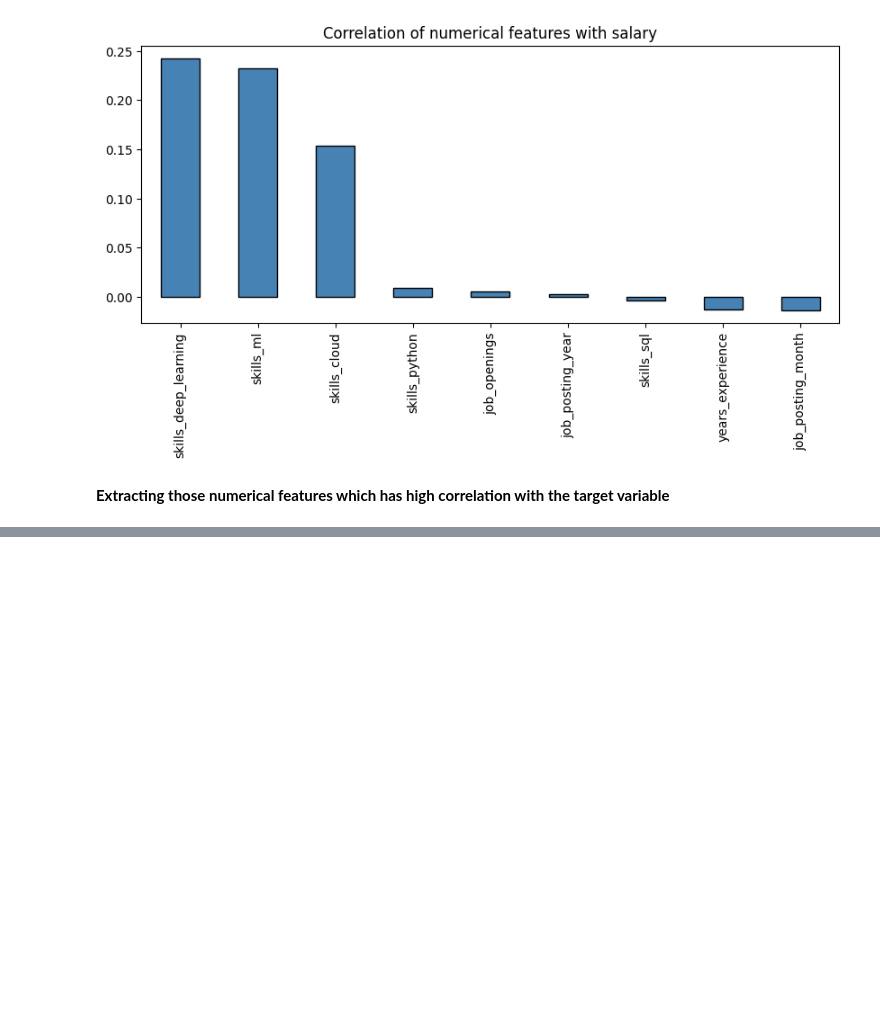
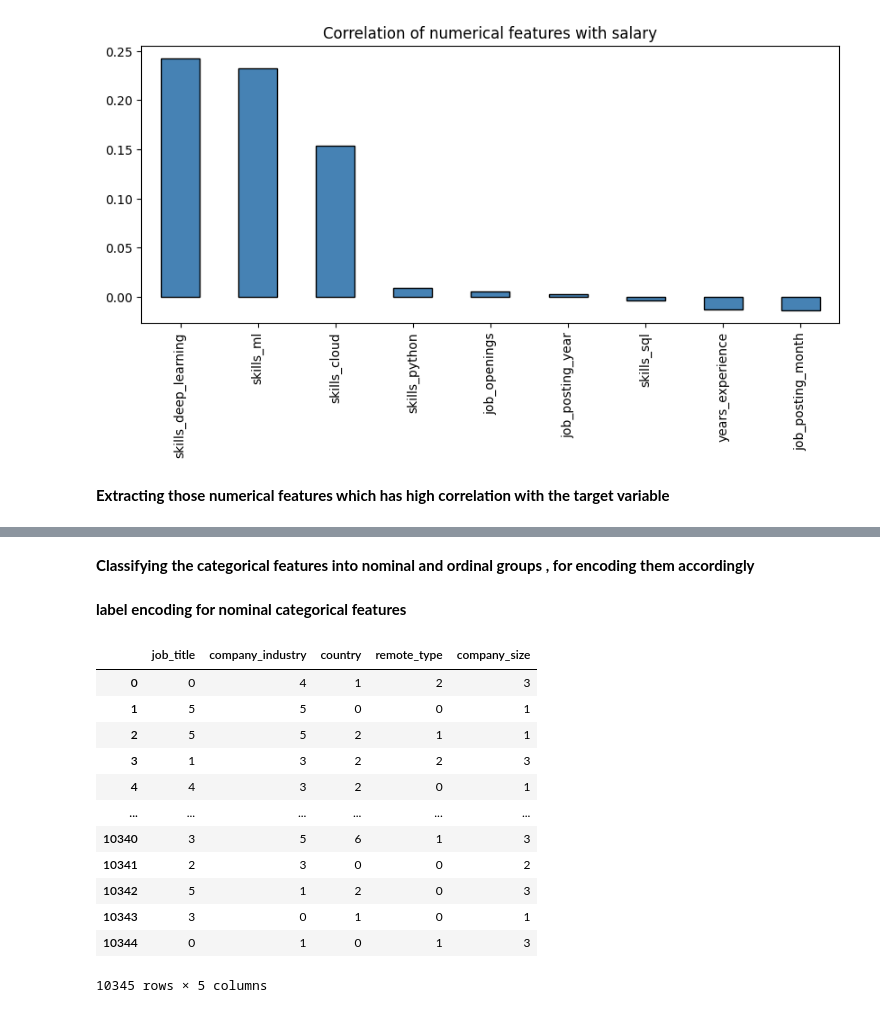
Before and after one commit to AsokTamang/Data_science, a Jupyter notebook: notebook/EDA.ipynb, the cells around one changed output, grey strips where cells are left out. Drawn from its saved outputs; the diff is of its cells as text; code cells hidden in the pictures; blank space fills up the shorter version.

```diff
--- a/notebook/EDA.ipynb
+++ b/notebook/EDA.ipynb
@@ -253,0 +273,2 @@ strong_numeric_features
+# %% [markdown]
+**Classifying the categorical features into nominal and ordinal groups , for encoding them accordingly**
@@ -253,0 +278,19 @@ strong_numeric_features
+# %% [markdown]
+**label encoding for nominal categorical features**
+# %%
+X_nominal_encoded = df[nominal_categorical_features].apply(LabelEncoder().fit_transform)
+X_nominal_encoded
+# %% [output]
+|  | job_title | company_industry | country | remote_type | company_size |
+| 0 | 0 | 4 | 1 | 2 | 3 |
+| 1 | 5 | 5 | 0 | 0 | 1 |
+| 2 | 5 | 5 | 2 | 1 | 1 |
+| 3 | 1 | 3 | 2 | 2 | 3 |
+| 4 | 4 | 3 | 2 | 0 | 1 |
+| ... | ... | ... | ... | ... | ... |
+| 10340 | 3 | 5 | 6 | 1 | 3 |
+| 10341 | 2 | 3 | 0 | 0 | 2 |
+| 10342 | 5 | 1 | 2 | 0 | 3 |
+| 10343 | 3 | 0 | 1 | 0 | 1 |
+| 10344 | 0 | 1 | 0 | 1 | 3 |
+10345 rows × 5 columns
```
Also changed, not shown: parts of 16 cells of this notebook.
